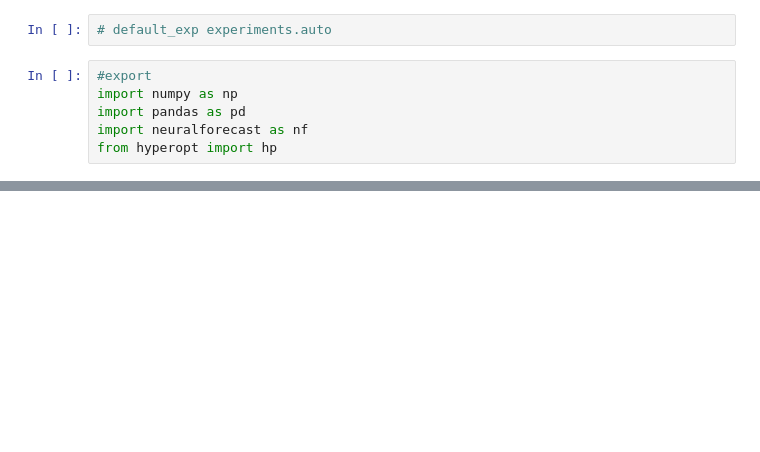
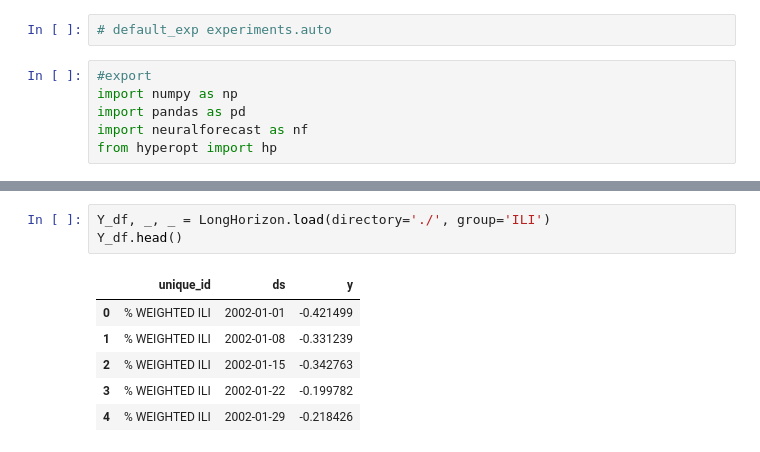
Before and after one commit to Nixtla/neuralforecast, a Jupyter notebook: nbs/experiments__auto.ipynb, the cells around one changed output, grey strips where cells are left out. Saved outputs shown, nothing was run; the diff lists cells and outputs as text; blank space fills up the shorter version.

```diff
--- a/nbs/experiments__auto.ipynb
+++ b/nbs/experiments__auto.ipynb
@@ -153,0 +189,10 @@ X_df['Exogenous2'] = X_df['Exogenous2']/X_df['Exogenous2'].max()
+# %%
+Y_df, _, _ = LongHorizon.load(directory='./', group='ILI')
+Y_df.head()
+# %% [output]
+|  | unique_id | ds | y |
+| 0 | % WEIGHTED ILI | 2002-01-01 | -0.421499 |
+| 1 | % WEIGHTED ILI | 2002-01-08 | -0.331239 |
+| 2 | % WEIGHTED ILI | 2002-01-15 | -0.342763 |
+| 3 | % WEIGHTED ILI | 2002-01-22 | -0.199782 |
+| 4 | % WEIGHTED ILI | 2002-01-29 | -0.218426 |
```
Also changed, not shown: parts of 30 cells of this notebook, 3 other files.
